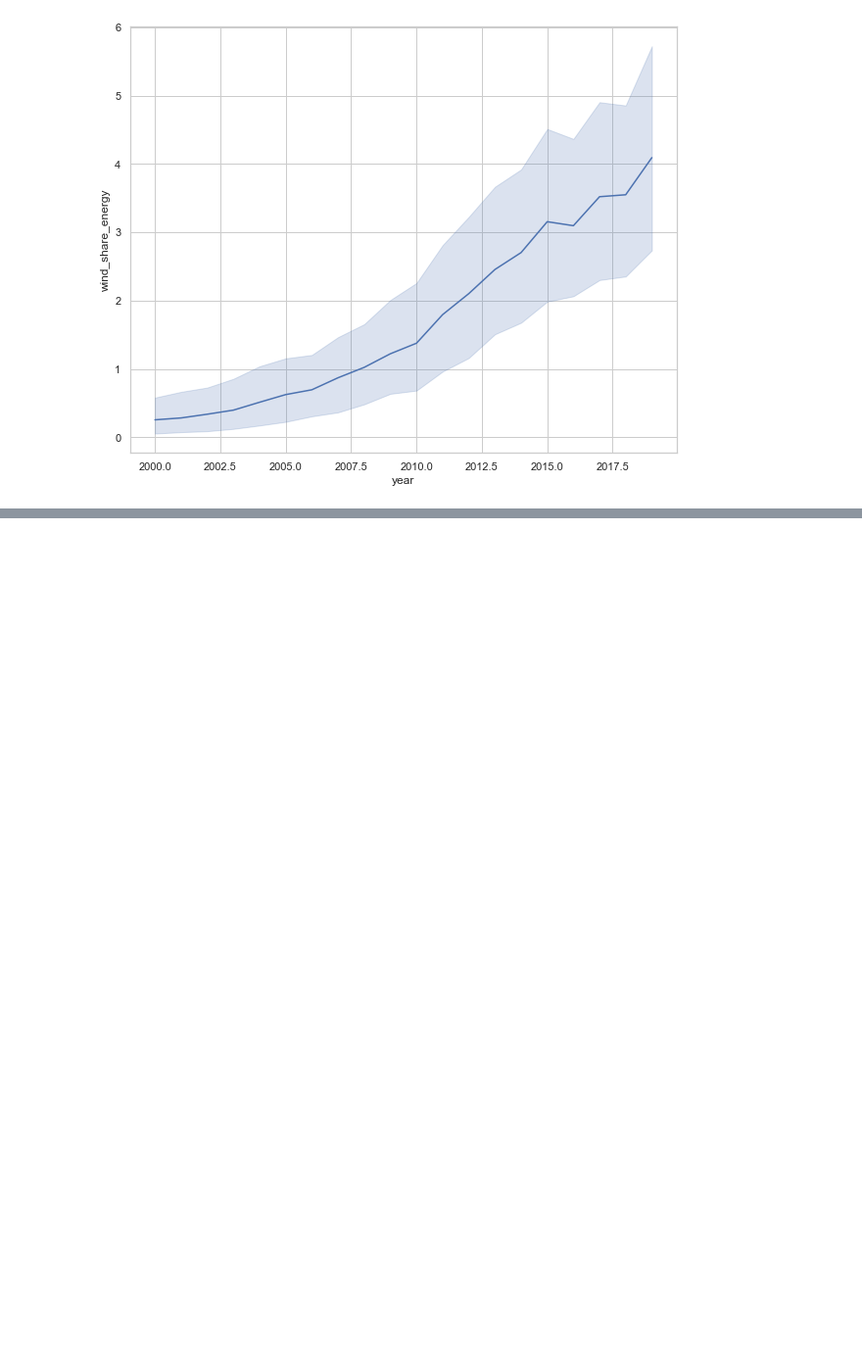
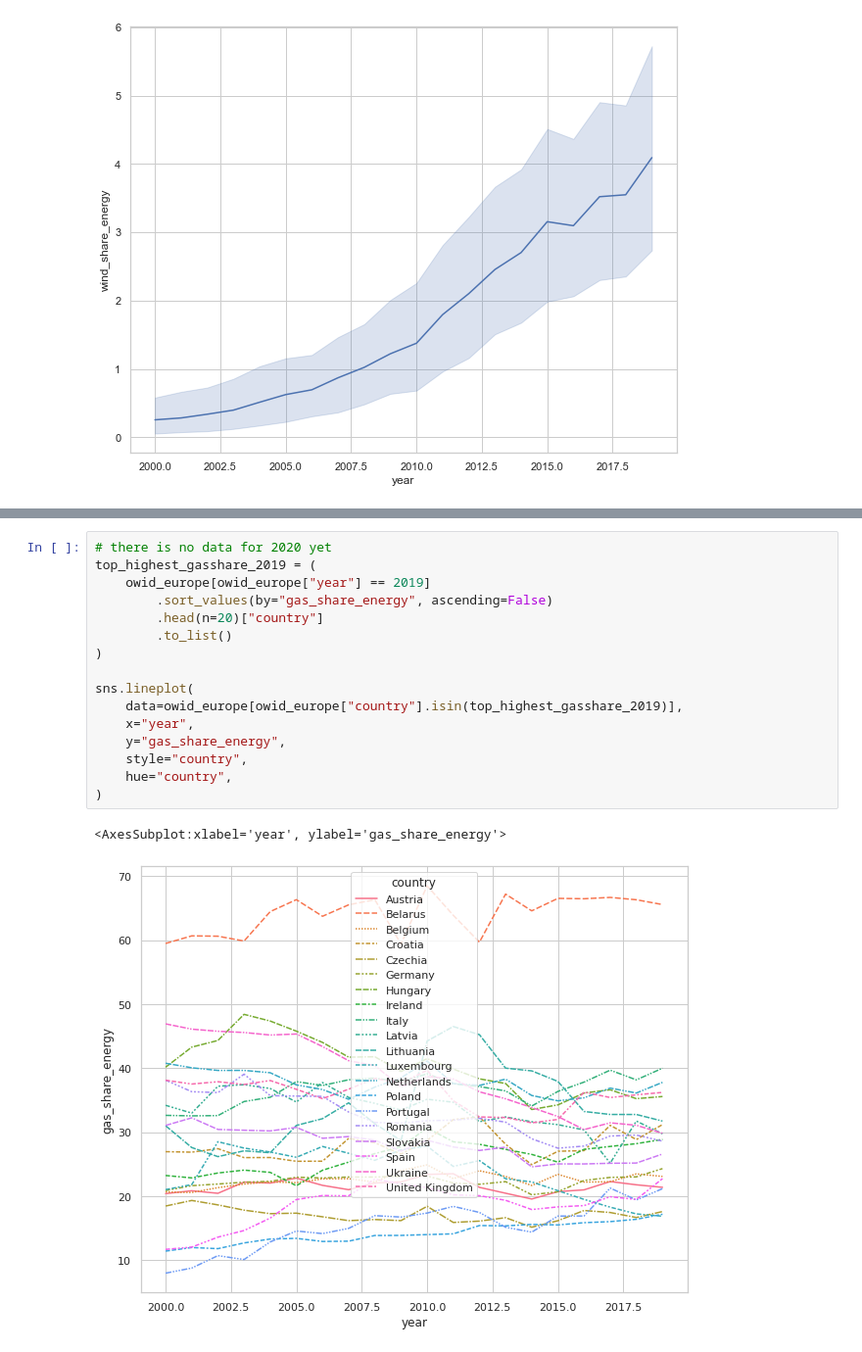
Before and after one commit to WalternativE/energy_price_analysis, a Jupyter notebook: notebooks/03_owid_exploration.ipynb, the cells around one changed output, grey strips where cells are left out. Shown at 98% size. Cells and saved outputs as stored; diff of their text form; blank space fills up the shorter version.

```diff
--- a/notebooks/03_owid_exploration.ipynb
+++ b/notebooks/03_owid_exploration.ipynb
@@ -131,0 +144,19 @@ plt.show()
+# %%
+# there is no data for 2020 yet
+top_highest_gasshare_2019 = (
+    owid_europe[owid_europe["year"] == 2019]
+        .sort_values(by="gas_share_energy", ascending=False)
+        .head(n=20)["country"]
+        .to_list()
+)
+
+sns.lineplot(
+    data=owid_europe[owid_europe["country"].isin(top_highest_gasshare_2019)],
+    x="year",
+    y="gas_share_energy",
+    style="country",
+    hue="country",
+)
+# %% [output]
+<AxesSubplot:xlabel='year', ylabel='gas_share_energy'>
+[figure, added]
```
Also changed, not shown: parts of 7 cells of this notebook, 22 other files.
